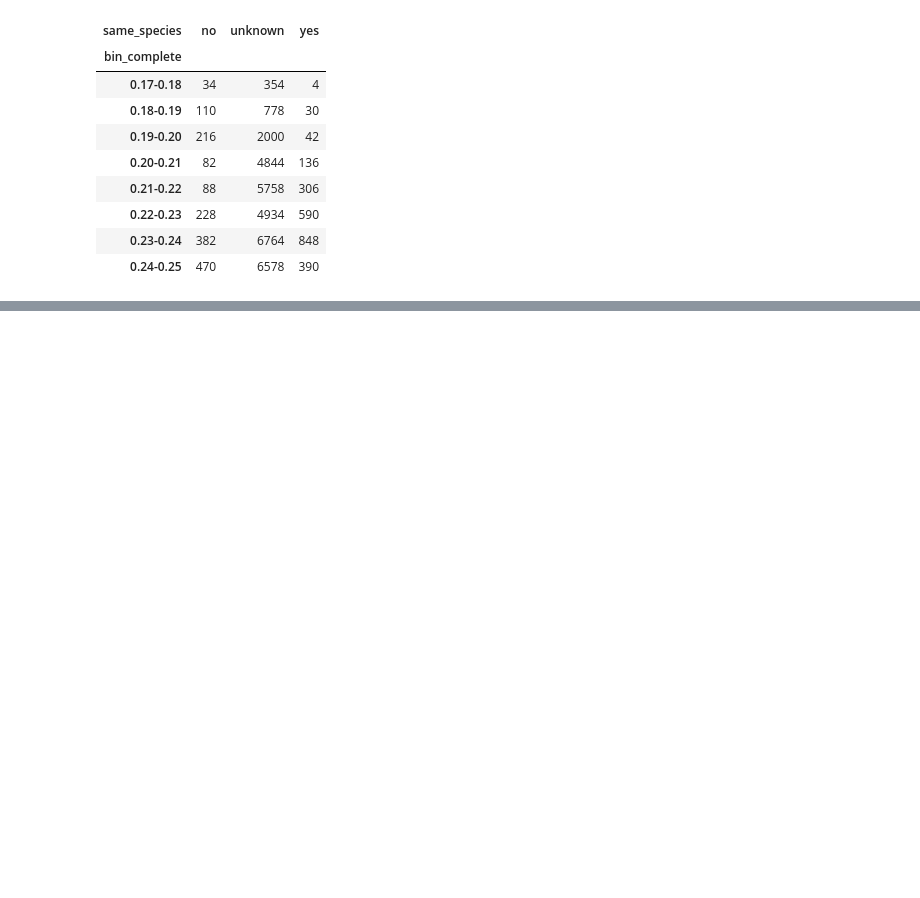
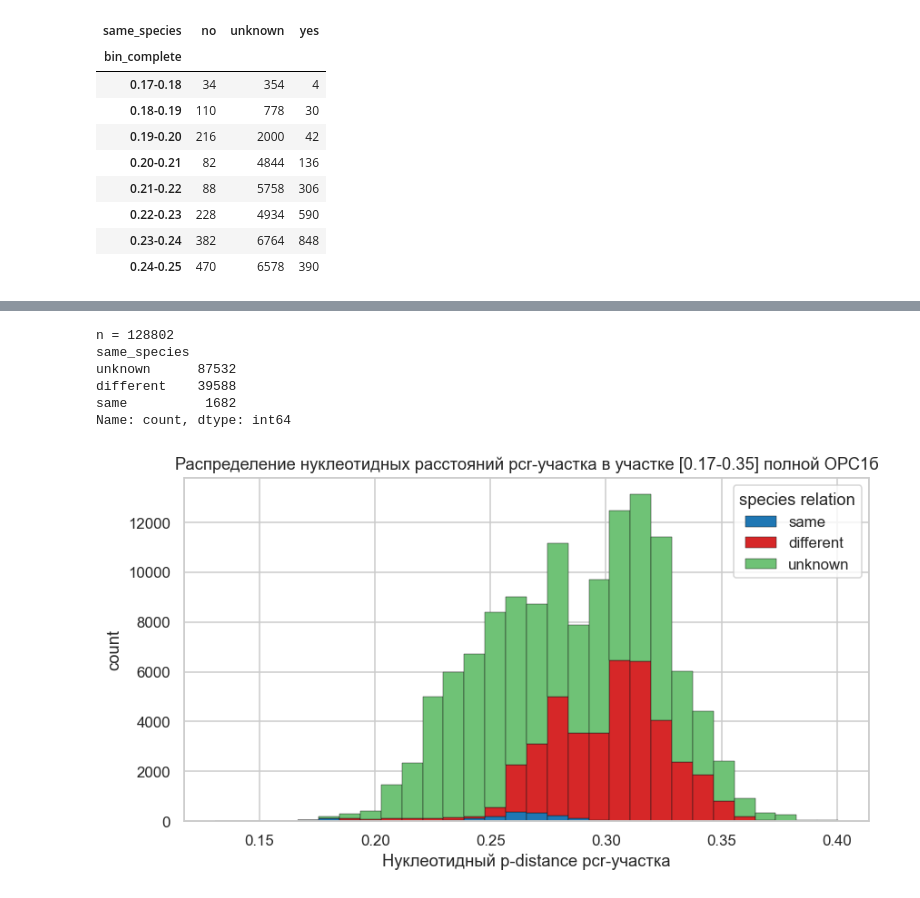
Before and after one commit to Finkonn/picorna-virome, a Jupyter notebook: miniproj/astroviridae/analyze_pairwise_distance_in_orf1b_and_pcr.ipynb, the cells around one changed output, grey strips where cells are left out. Saved outputs shown, nothing was run; the diff lists cells and outputs as text; code cells hidden in the pictures; blank space fills up the shorter version.

```diff
--- a/miniproj/astroviridae/analyze_pairwise_distance_in_orf1b_and_pcr.ipynb
+++ b/miniproj/astroviridae/analyze_pairwise_distance_in_orf1b_and_pcr.ipynb
@@ -317,0 +356,39 @@ plt.show()
+# %%
+import pandas as pd
+import numpy as np
+import matplotlib.pyplot as plt
+import seaborn as sns
+
+sns.set_theme(style="whitegrid")
+plt.rcParams["figure.dpi"] = 110
+
+sub = df[(df["nt_complete"] >= 0.17) & (df["nt_complete"] < 0.35)].dropna(subset=["nt_pcr"])
+
+print(f"n = {len(sub)}")
+print(sub["same_species"].value_counts())
+
+pal = {"same": "#1f77b4", "different": "#d62728", "unknown": "#6fc276"}
+order = ["same", "different", "unknown"]
+
+fig, ax = plt.subplots(figsize=(8, 4.5))
+
+arrays = [sub.loc[sub["same_species"] == s, "nt_pcr"].values for s in order]
+ax.hist(arrays, bins=30, stacked=True,
+        color=[pal[s] for s in order],
+        edgecolor="k", linewidth=0.3,
+        label=order)
+
+ax.set_xlabel("Нуклеотидный p-distance pcr-участка")
+ax.set_ylabel("count")
+ax.set_title(f"Распределение нуклеотидных расстояний pcr-участка в участке [0.17-0.35] полной ОРС1б")
+ax.legend(title="species relation")
+plt.tight_layout()
+plt.show()
+# %% [output]
+n = 128802
+same_species
+unknown      87532
+different    39588
+same          1682
+Name: count, dtype: int64
+[figure, added]
```
Also changed, not shown: parts of 13 cells of this notebook, 11 other files.
